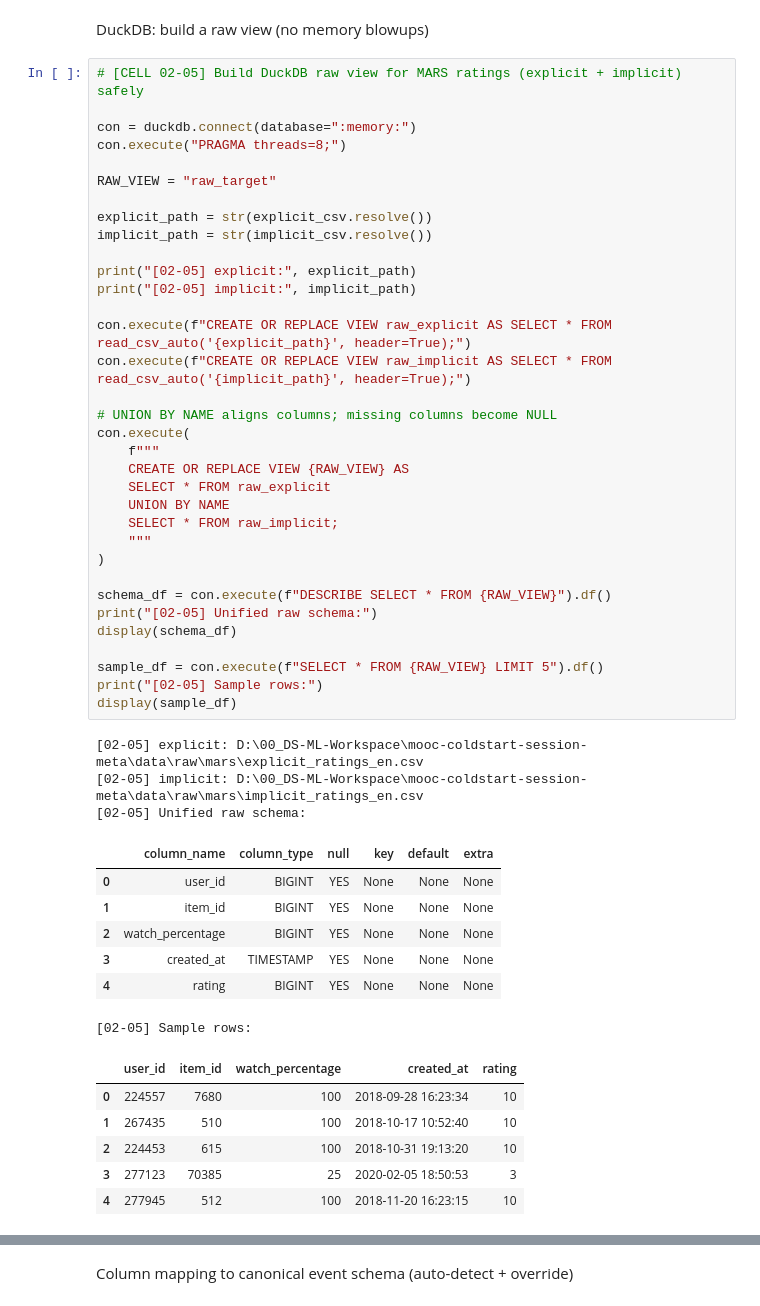
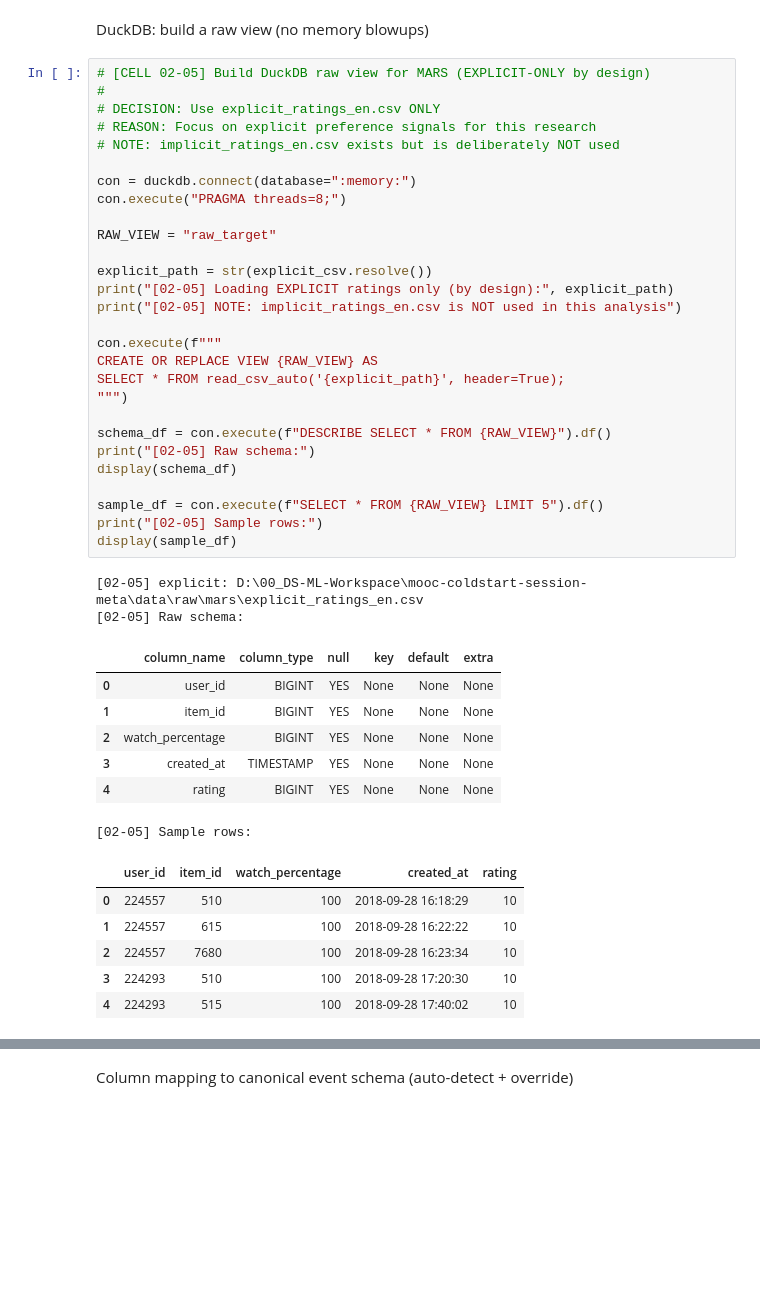
Before and after one commit to jamalla/mooc-coldstart-session-meta, a Jupyter notebook: notebooks/02_eda_target_mooc.ipynb, the cells around one changed output, grey strips where cells are left out. Cells and saved outputs as stored; diff of their text form; blank space fills up the shorter version.

```diff
--- a/notebooks/02_eda_target_mooc.ipynb
+++ b/notebooks/02_eda_target_mooc.ipynb
@@ -167,53 +160,46 @@ print("[02-04] OK: MARS interaction files are CSV.")
 # %% [markdown]
 DuckDB: build a raw view (no memory blowups)
 # %%
-# [CELL 02-05] Build DuckDB raw view for MARS ratings (explicit + implicit) safely
+# [CELL 02-05] Build DuckDB raw view for MARS (EXPLICIT-ONLY by design)
+#
+# DECISION: Use explicit_ratings_en.csv ONLY
+# REASON: Focus on explicit preference signals for this research
+# NOTE: implicit_ratings_en.csv exists but is deliberately NOT used
 
 con = duckdb.connect(database=":memory:")
 con.execute("PRAGMA threads=8;")
 
 RAW_VIEW = "raw_target"
 
 explicit_path = str(explicit_csv.resolve())
-implicit_path = str(implicit_csv.resolve())
+print("[02-05] Loading EXPLICIT ratings only (by design):", explicit_path)
+print("[02-05] NOTE: implicit_ratings_en.csv is NOT used in this analysis")
 
-print("[02-05] explicit:", explicit_path)
-print("[02-05] implicit:", implicit_path)
-
-con.execute(f"CREATE OR REPLACE VIEW raw_explicit AS SELECT * FROM read_csv_auto('{explicit_path}', header=True);")
-con.execute(f"CREATE OR REPLACE VIEW raw_implicit AS SELECT * FROM read_csv_auto('{implicit_path}', header=True);")
-
-# UNION BY NAME aligns columns; missing columns become NULL
-con.execute(
-    f"""
-    CREATE OR REPLACE VIEW {RAW_VIEW} AS
-    SELECT * FROM raw_explicit
-    UNION BY NAME
-    SELECT * FROM raw_implicit;
-    """
-)
+con.execute(f"""
+CREATE OR REPLACE VIEW {RAW_VIEW} AS
+SELECT * FROM read_csv_auto('{explicit_path}', header=True);
+""")
 
 schema_df = con.execute(f"DESCRIBE SELECT * FROM {RAW_VIEW}").df()
-print("[02-05] Unified raw schema:")
+print("[02-05] Raw schema:")
 display(schema_df)
 
 sample_df = con.execute(f"SELECT * FROM {RAW_VIEW} LIMIT 5").df()
 print("[02-05] Sample rows:")
 display(sample_df)
 # %% [output]
 [02-05] explicit: D:\00_DS-ML-Workspace\mooc-coldstart-session-meta\data\raw\mars\explicit_ratings_en.csv
-[02-05] implicit: D:\00_DS-ML-Workspace\mooc-coldstart-session-meta\data\raw\mars\implicit_ratings_en.csv
-[02-05] Unified raw schema:
+[02-05] Raw schema:
 |  | column_name | column_type | null | key | default | extra |
 | 0 | user_id | BIGINT | YES | None | None | None |
 | 1 | item_id | BIGINT | YES | None | None | None |
 | 2 | watch_percentage | BIGINT | YES | None | None | None |
 | 3 | created_at | TIMESTAMP | YES | None | None | None |
 | 4 | rating | BIGINT | YES | None | None | None |
 [02-05] Sample rows:
 |  | user_id | item_id | watch_percentage | created_at | rating |
-| 0 | 224557 | 7680 | 100 | 2018-09-28 16:23:34 | 10 |
-| 1 | 267435 | 510 | 100 | 2018-10-17 10:52:40 | 10 |
-| 2 | 224453 | 615 | 100 | 2018-10-31 19:13:20 | 10 |
-| 3 | 277123 | 70385 | 25 | 2020-02-05 18:50:53 | 3 |
-| 4 | 277945 | 512 | 100 | 2018-11-20 16:23:15 | 10 |
+| 0 | 224557 | 510 | 100 | 2018-09-28 16:18:29 | 10 |
+| 1 | 224557 | 615 | 100 | 2018-09-28 16:22:22 | 10 |
+| 2 | 224557 | 7680 | 100 | 2018-09-28 16:23:34 | 10 |
+| 3 | 224293 | 510 | 100 | 2018-09-28 17:20:30 | 10 |
+| 4 | 224293 | 515 | 100 | 2018-09-28 17:40:02 | 10 |
```
Also changed, not shown: parts of 16 cells of this notebook, 2 other files.
